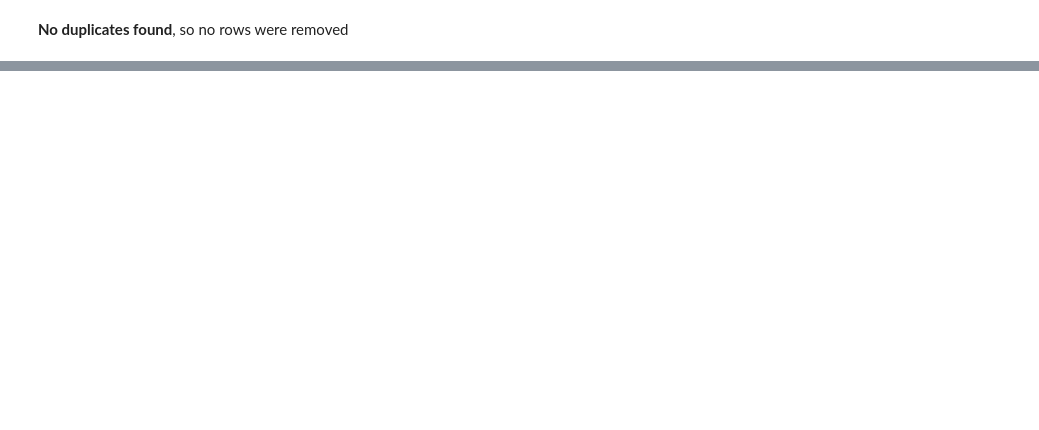
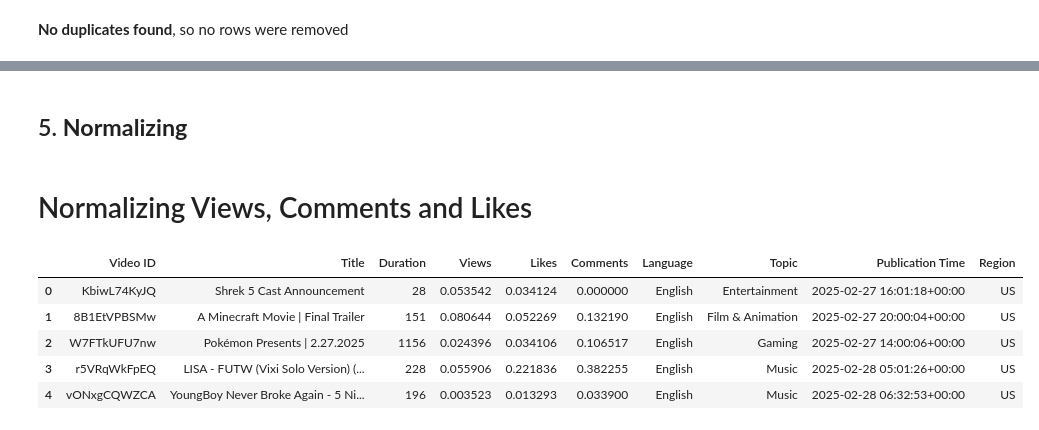
Before and after one commit to RaghdIt/DataScience, a Jupyter notebook: phase2.ipynb, the cells around one changed output, grey strips where cells are left out. Cells and saved outputs as stored; diff of their text form; code cells hidden in the pictures; blank space fills up the shorter version.

```diff
--- a/phase2.ipynb
+++ b/phase2.ipynb
@@ -153,0 +126,14 @@ KeyError: 'Duration'
+# %%
+# Count rows where Likes > Views (invalid)
+invalid_likes = df[df['Likes'] > df['Views']]
+print(f"Rows where Likes > Views: {len(invalid_likes)}")
+
+# Display some examples
+if not invalid_likes.empty:
+    print("Examples of invalid rows:")
+    print(invalid_likes.head())
+# Remove rows where 'Likes' > 'Views' (impossible scenario)
+df = df[df['Likes'] <= df['Views']]
+
+# Keep rows where 'Comments' > 'Views' (valid scenario)
+print(f"Dataset size after cleaning: {df.shape}")
@@ -153,0 +213,20 @@ KeyError: 'Duration'
+# %% [markdown]
+## 5. **Normalizing**
+# %% [markdown]
+# Normalizing Views, Comments and Likes
+# %%
+# Apply Min-Max Normalization to Views, Likes, and Comments
+columns_to_normalize = ["Views", "Likes", "Comments"]
+for col in columns_to_normalize:
+    min_val = df[col].min()
+    max_val = df[col].max()
+    df[col] = (df[col] - min_val) / (max_val - min_val)
+
+df.head()
+# %% [output]
+|  | Video ID | Title | Duration | Views | Likes | Comments | Language | Topic | Publication Time | Region |
+| 0 | KbiwL74KyJQ | Shrek 5 Cast Announcement | 28 | 0.053542 | 0.034124 | 0.000000 | English | Entertainment | 2025-02-27 16:01:18+00:00 | US |
+| 1 | 8B1EtVPBSMw | A Minecraft Movie | Final Trailer | 151 | 0.080644 | 0.052269 | 0.132190 | English | Film & Animation | 2025-02-27 20:00:04+00:00 | US |
+| 2 | W7FTkUFU7nw | Pokémon Presents | 2.27.2025 | 1156 | 0.024396 | 0.034106 | 0.106517 | English | Gaming | 2025-02-27 14:00:06+00:00 | US |
+| 3 | r5VRqWkFpEQ | LISA - FUTW (Vixi Solo Version) (... | 228 | 0.055906 | 0.221836 | 0.382255 | English | Music | 2025-02-28 05:01:26+00:00 | US |
+| 4 | vONxgCQWZCA | YoungBoy Never Broke Again - 5 Ni... | 196 | 0.003523 | 0.013293 | 0.033900 | English | Music | 2025-02-28 06:32:53+00:00 | US |
```
Also changed, not shown: parts of 25 cells of this notebook, 2 other files.
